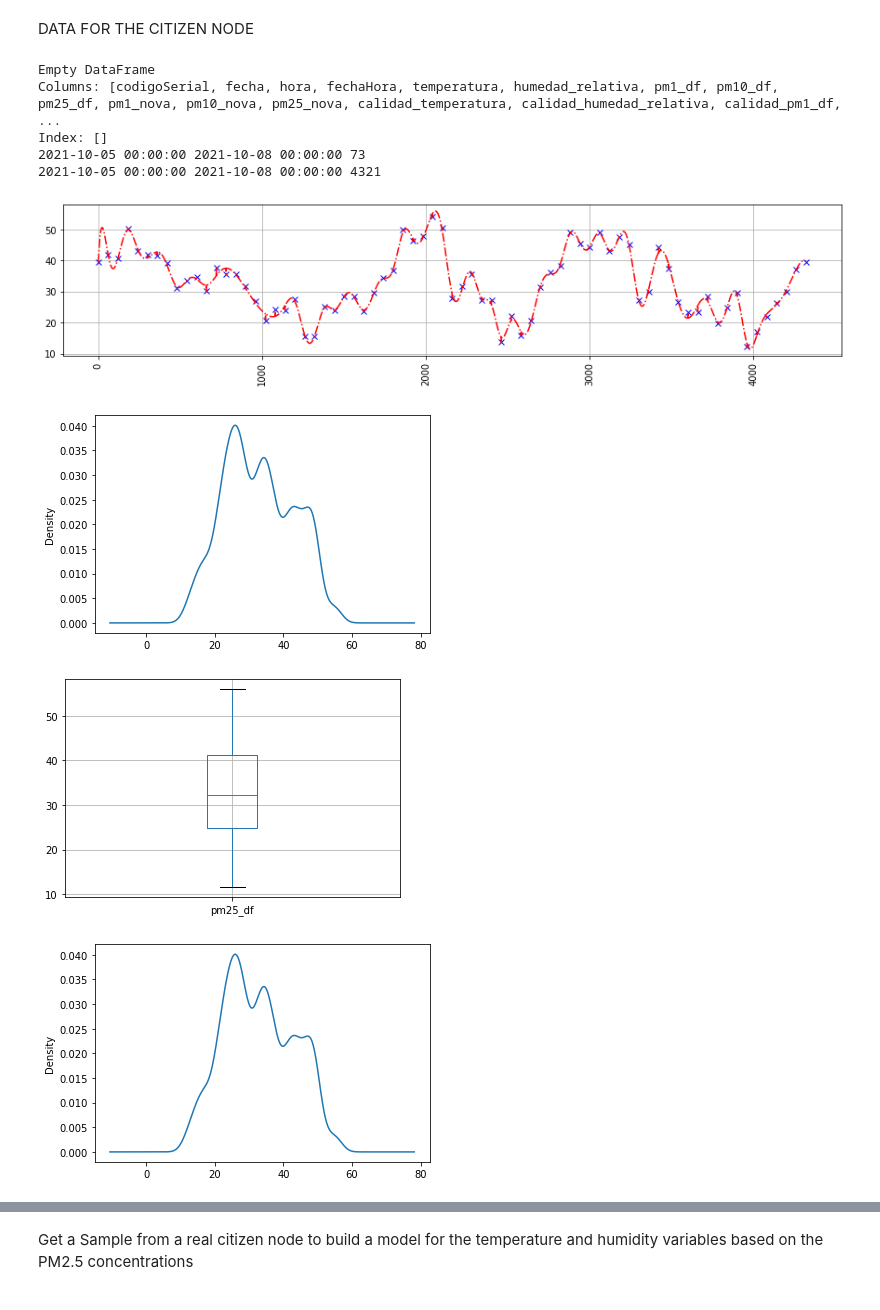
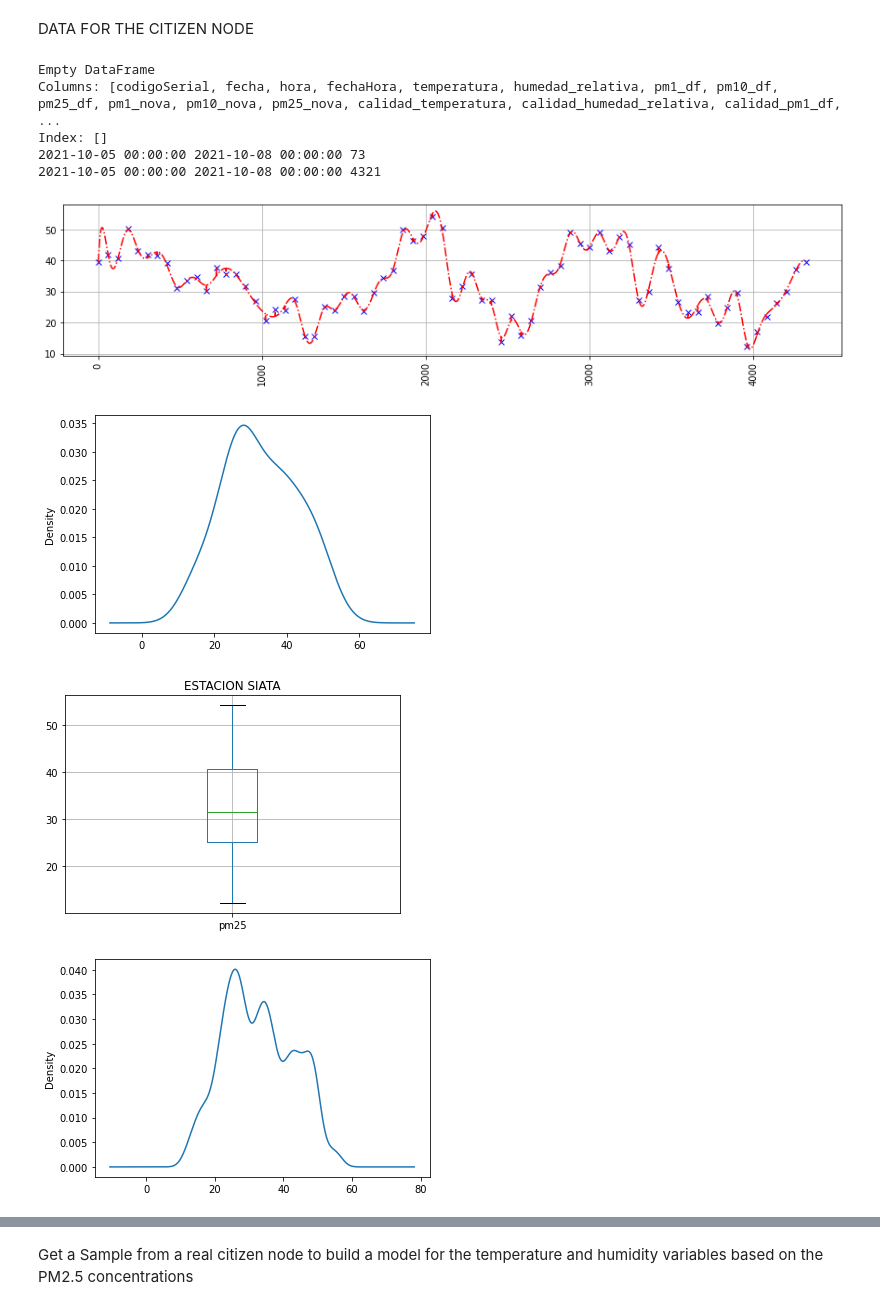
Before and after one commit to julioeagle/DQ_Repo, a Jupyter notebook: ArtificialDataset.ipynb, the cells around one changed output, grey strips where cells are left out. Cells and saved outputs as stored; diff of their text form; code cells hidden in the pictures.

```diff
--- a/ArtificialDataset.ipynb
+++ b/ArtificialDataset.ipynb
@@ -73,34 +73,42 @@ plt.xticks(rotation=90)
 plt.grid()
 
 #Density and boxplot before cleaning
 plt.figure()
+df_CC["pm25"].plot.density()
+plt.show()
+df_CC.boxplot(["pm25"])
+plt.title("ESTACION SIATA")
+df_CC=df_CC.copy()
+
+#Density and boxplot before cleaning
+plt.figure()
 df_CC["pm25_df"].plot.density()
 plt.show()
 df_CC.boxplot(["pm25_df"])
 df_CC=df_CC.copy()
 
 #CLEANING
 Q1 = df_CC['pm25_df'].quantile(0.25)
 Q3 = df_CC['pm25_df'].quantile(0.75)
 IQR = Q3 - Q1    #IQR is interquartile range.
 df_CC.loc[df_CC["pm25_df"]>=Q3 + 1.5 *IQR,"pm25_df"]=np.nan
 
 plt.figure()
 df_CC["pm25_df"].plot.density()
 plt.show()
 df_CC.boxplot(["pm25_df"])
 plt.show()
 
 print("Cantidad de nan: ",np.count_nonzero(np.isnan(df_CC['pm25_df'])))
 print(df_CC.head(5))
 # %% [output]
 Empty DataFrame
 Columns: [codigoSerial, fecha, hora, fechaHora, temperatura, humedad_relativa, pm1_df, pm10_df, pm25_df, pm1_nova, pm10_nova, pm25_nova, calidad_temperatura, calidad_humedad_relativa, calidad_pm1_df,  ...
 Index: []
 2021-10-05 00:00:00 2021-10-08 00:00:00 73
 2021-10-05 00:00:00 2021-10-08 00:00:00 4321
 [figure]
-[figure, old version]
+[figure, new version]
-[figure, old version]
+[figure, new version]
 [figure]
 [figure]
```
Also changed, not shown: parts of 8 cells of this notebook, 1 other file.
